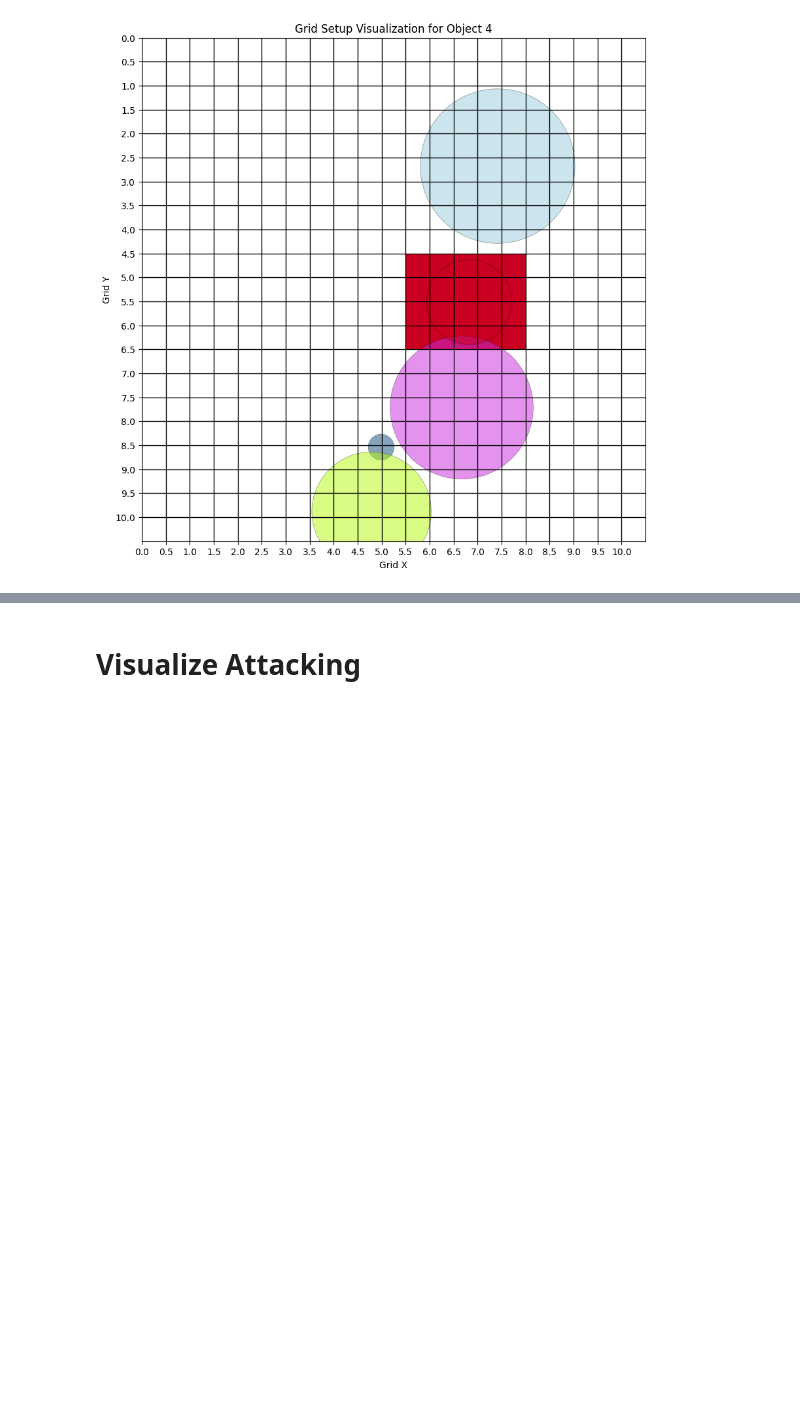
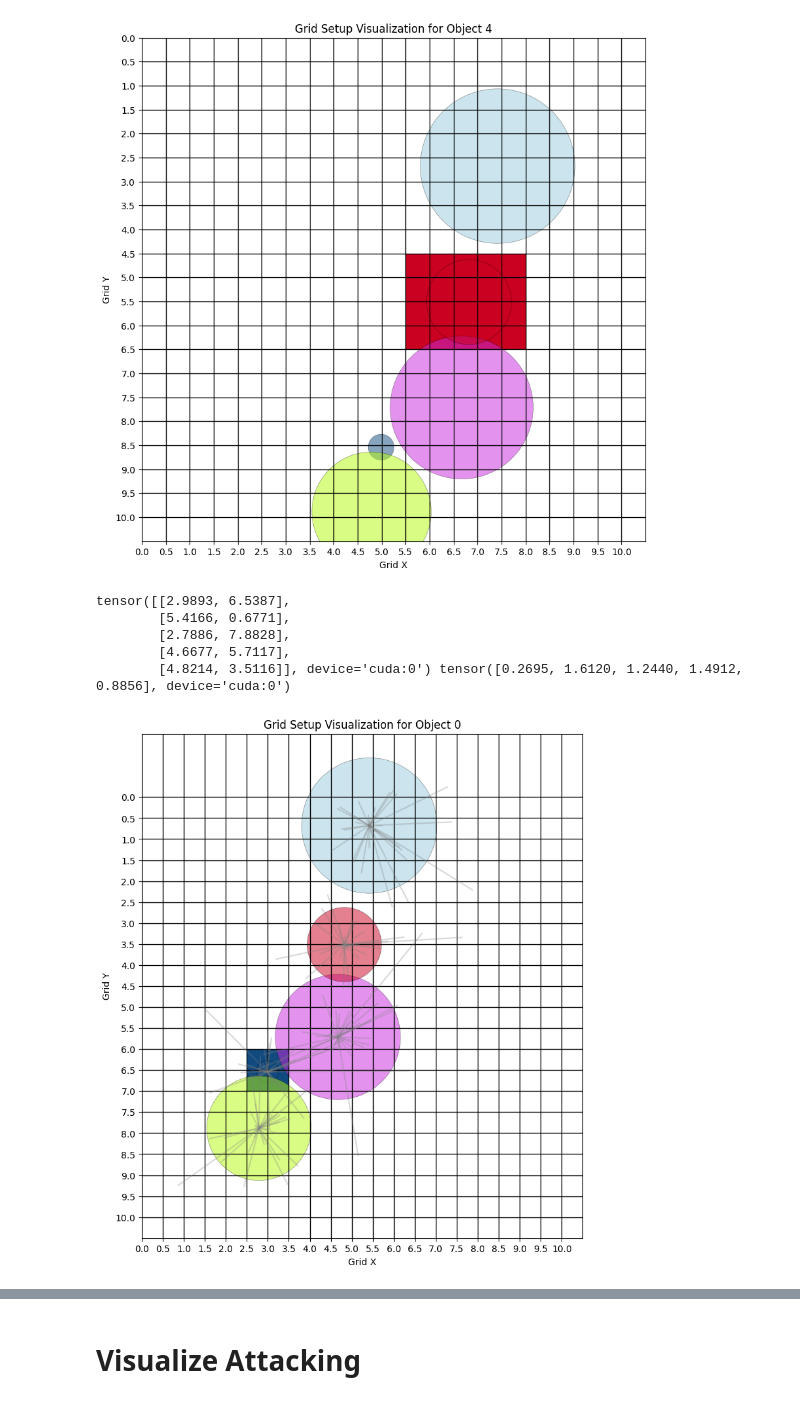
Before and after one commit to JacksonKaunismaa/evolution, a Jupyter notebook: base.ipynb, the cells around one changed output, grey strips where cells are left out. Saved outputs shown, nothing was run; the diff lists cells and outputs as text; code cells hidden in the pictures; blank space fills up the shorter version.

```diff
--- a/base.ipynb
+++ b/base.ipynb
@@ -350,3 +350,16 @@ game.visualize_grid_setup(*ps)
 [figure]
 [figure]
 [figure]
+# %%
+torch.random.manual_seed(101)
+game = gworld.GWorld(config.simple_cfg(cell_size=0.5))
+print(game.creatures.positions, game.creatures.sizes)
+ps = game.compute_grid_setup()
+game.visualize_grid_setup(*ps)
+# %% [output]
+tensor([[2.9893, 6.5387],
+        [5.4166, 0.6771],
+        [2.7886, 7.8828],
+        [4.6677, 5.7117],
+        [4.8214, 3.5116]], device='cuda:0') tensor([0.2695, 1.6120, 1.2440, 1.4912, 0.8856], device='cuda:0')
+[figure, added]
```
Also changed, not shown: parts of 1 cell of this notebook, 6 other files.
